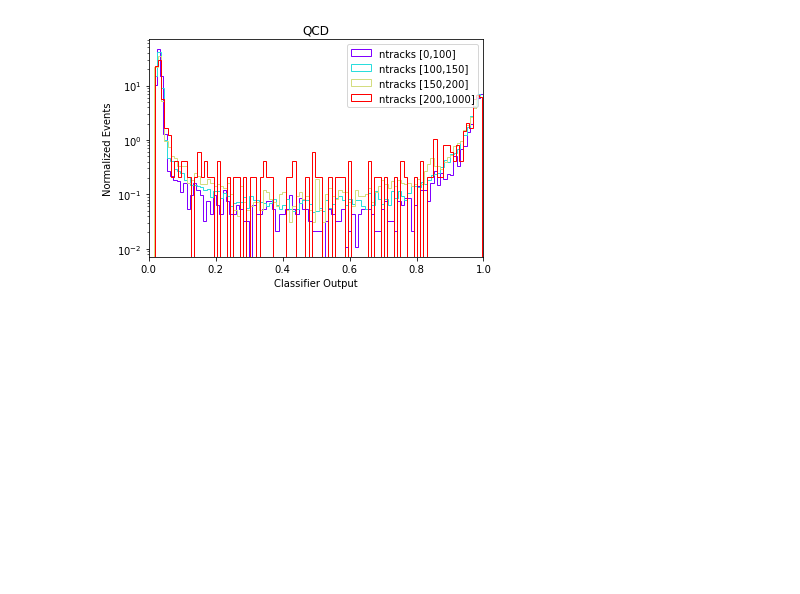
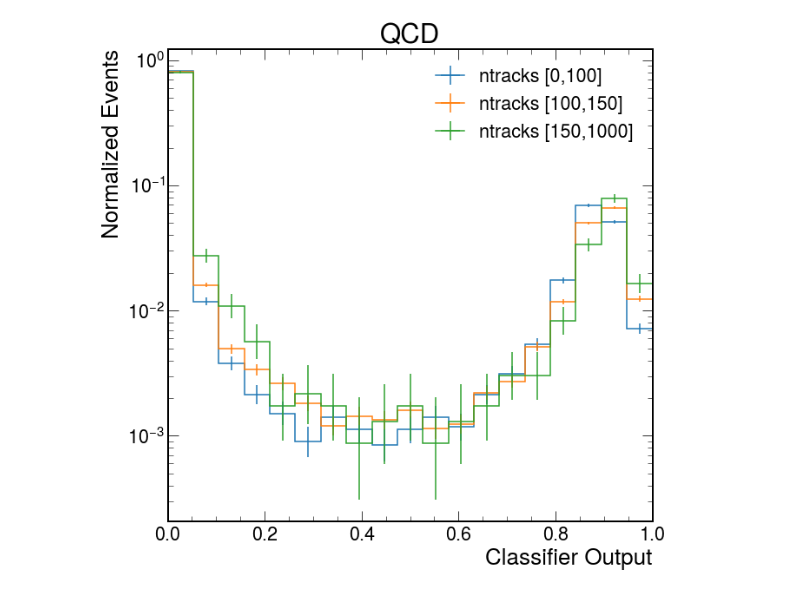
Before and after one commit to SUEPPhysics/PF-Jet-SSD, a Jupyter notebook: notebooks/check_correlation.ipynb, the cells around one changed output. Cells and saved outputs as stored; diff of their text form; code cells hidden in the pictures; blank space fills up the shorter version.

```diff
--- a/notebooks/check_correlation.ipynb
+++ b/notebooks/check_correlation.ipynb
@@ -1,5 +1,8 @@
 # %%
 import numpy as np
 import matplotlib.pyplot as plt
+import matplotlib as mpl
+import mplhep as hep
+hep.style.use("CMS")
 # %%
 results = np.load("../plots/test.npy")
@@ -30,18 +37,17 @@ for i in range(len(slices)):
 
     y_vals = y[(x>val_lo) & (x<=val_up)]
     norm = np.sum(y_vals)
+    bins = np.linspace(0,1,20)
+    y_vals, bins = np.histogram(y_vals, bins=bins)
 
-    plt.hist(y_vals, label=slice_label+" [{0},{1}]".format(val_lo, val_up),
-             density=True,
-             histtype='step',
-             align='mid',
-             bins = 100,
-             color=cmap[i])
+    hep.histplot(y_vals, bins,
+                 yerr=True, density=True,
+                 label=slice_label+" [{0},{1}]".format(val_lo, val_up))
 
 plt.legend()
 plt.title("SUEP")
 plt.xlim(0.0,1.0)
-#plt.ylim(1e-10,1)
+plt.ylim(1e-3,2)
 plt.yscale('log')
 plt.ylabel("Normalized Events")
 plt.xlabel("Classifier Output")
@@ -51,37 +57,36 @@ if save: plt.savefig("SUEP_1D_slices.png",  bbox_inches='tight')
 # %%
 # parameters
 save = True
 slice_label = 'ntracks'
-slices = [[0,100],[100,150],[150,200],[200,1000]]
+# slices = [[0,100],[100,150],[150,200],[200,1000]]
+slices = [[0,100],[100,150],[150,1000]]
 
 #  color map
 cmap = plt.cm.rainbow(np.linspace(0, 1, len(slices)))
 
 x=qcd_ntracks
 y=qcd_cl
 
-plt.clf()
 for i in range(len(slices)):
     val_lo = slices[i][0]
     val_up = slices[i][1]
 
     y_vals = y[(x>val_lo) & (x<=val_up)]
     norm = np.sum(y_vals)
+    bins = np.linspace(0,1,20)
+    y_vals, bins = np.histogram(y_vals, bins=bins)
 
-    plt.hist(y_vals, label=slice_label+" [{0},{1}]".format(val_lo, val_up),
-             density=True,
-             histtype='step',
-             align='mid',
-             bins = 100,
-             color=cmap[i])
+    hep.histplot(y_vals, bins,
+                 yerr=True, density=True,
+                 label=slice_label+" [{0},{1}]".format(val_lo, val_up))
 
 plt.legend()
 plt.title("QCD")
 plt.xlim(0.0,1.0)
 #plt.ylim(1e-10,1)
 plt.yscale('log')
 plt.ylabel("Normalized Events")
 plt.xlabel("Classifier Output")
 if save: plt.savefig("QCD_1D_slices.png",  bbox_inches='tight')
 # %% [output]
-[figure, old version]
+[figure, new version]
```
Also changed, not shown: parts of 2 cells of this notebook, 1 other file.
